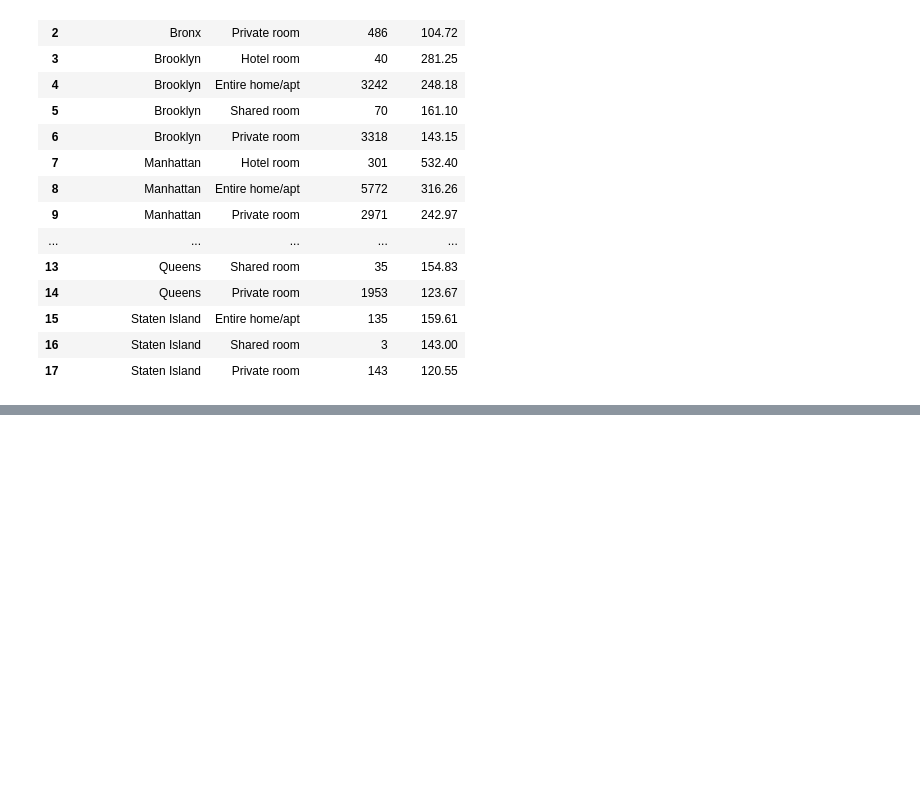
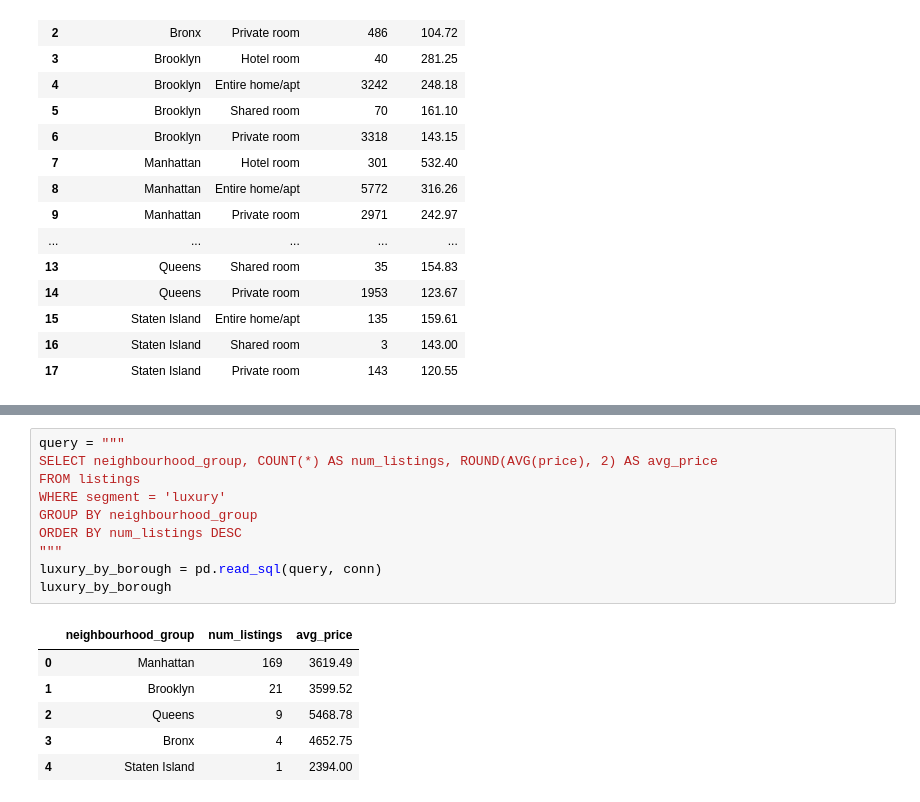
Before and after one commit to jj572/nyc-airbnb-pricing-analysis, a Jupyter notebook: notebooks/exploratory_analysis.ipynb, the cells around one changed output, grey strips where cells are left out. Drawn from its saved outputs; the diff is of its cells as text; blank space fills up the shorter version.

```diff
--- a/notebooks/exploratory_analysis.ipynb
+++ b/notebooks/exploratory_analysis.ipynb
@@ -33,3 +118,20 @@ borough_room_prices
+# %%
+query = """
+SELECT neighbourhood_group, COUNT(*) AS num_listings, ROUND(AVG(price), 2) AS avg_price
+FROM listings
+WHERE segment = 'luxury'
+GROUP BY neighbourhood_group
+ORDER BY num_listings DESC
+"""
+luxury_by_borough = pd.read_sql(query, conn)
+luxury_by_borough
+# %% [output]
+|  | neighbourhood_group | num_listings | avg_price |
+| 0 | Manhattan | 169 | 3619.49 |
+| 1 | Brooklyn | 21 | 3599.52 |
+| 2 | Queens | 9 | 5468.78 |
+| 3 | Bronx | 4 | 4652.75 |
+| 4 | Staten Island | 1 | 2394.00 |
 # %%
 query = """
 SELECT room_type, COUNT(*) AS num_listings, ROUND(AVG(price), 2) AS avg_price
```
Also changed, not shown: parts of 16 cells of this notebook.
